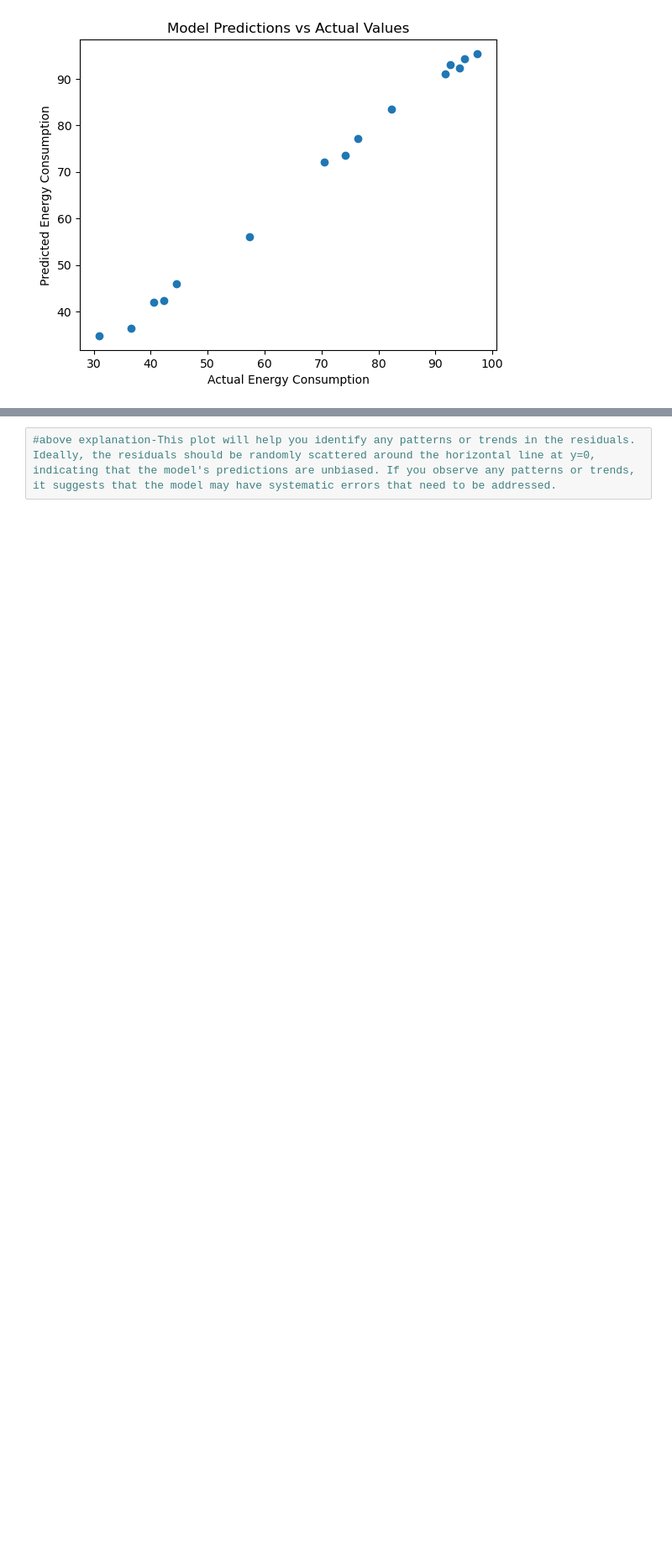
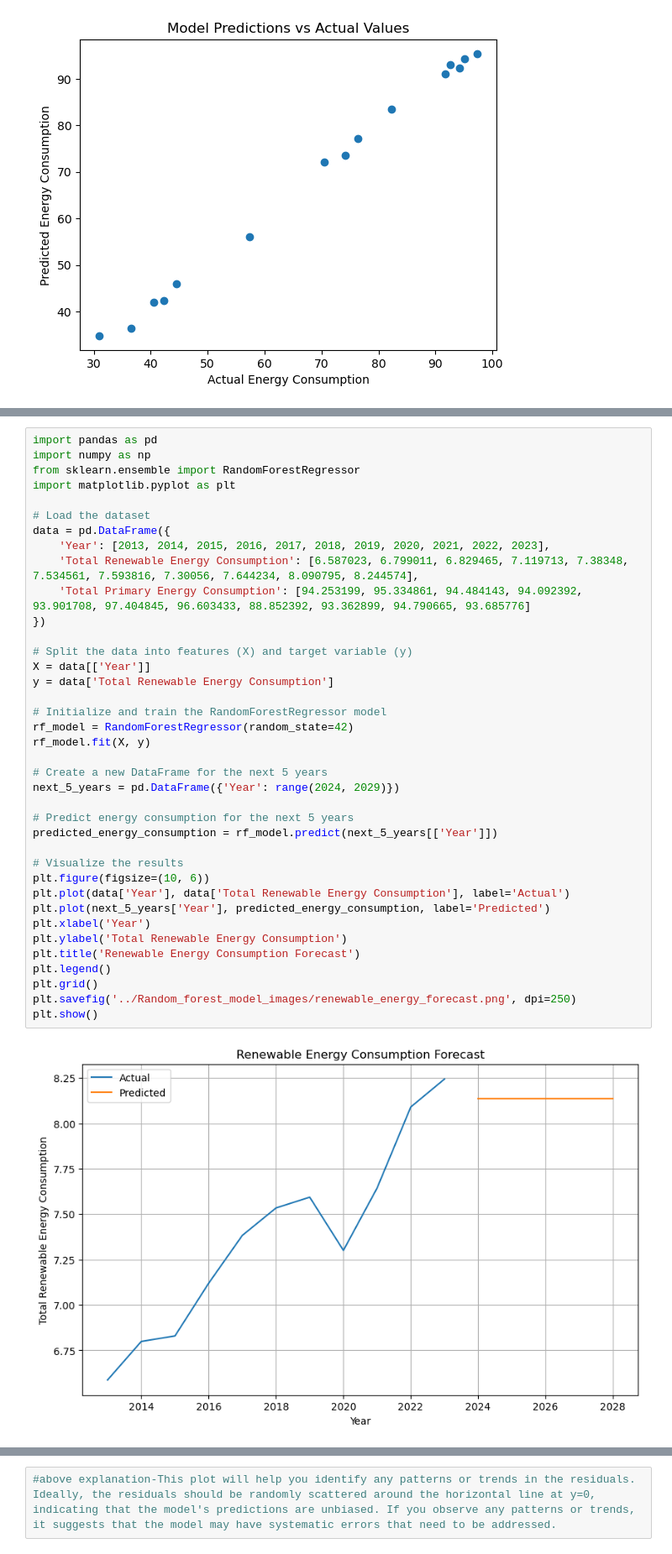
Before and after one commit to AmitaGarad/Machine-Learning-Climate-Change-vs-Energy-Consumption, a Jupyter notebook: Ds-Models/Random_Forest_Regression_model.ipynb, the cells around one changed output, grey strips where cells are left out. Shown: that part at 84% size. Cells and saved outputs as stored; diff of their text form; blank space fills up the shorter version.

```diff
--- a/Ds-Models/Random_Forest_Regression_model.ipynb
+++ b/Ds-Models/Random_Forest_Regression_model.ipynb
@@ -87,0 +126,40 @@ plt.show()
+# %%
+import pandas as pd
+import numpy as np
+from sklearn.ensemble import RandomForestRegressor
+import matplotlib.pyplot as plt
+
+# Load the dataset
+data = pd.DataFrame({
+    'Year': [2013, 2014, 2015, 2016, 2017, 2018, 2019, 2020, 2021, 2022, 2023],
+    'Total Renewable Energy Consumption': [6.587023, 6.799011, 6.829465, 7.119713, 7.38348, 7.534561, 7.593816, 7.30056, 7.644234, 8.090795, 8.244574],
+    'Total Primary Energy Consumption': [94.253199, 95.334861, 94.484143, 94.092392, 93.901708, 97.404845, 96.603433, 88.852392, 93.362899, 94.790665, 93.685776]
+})
+
+# Split the data into features (X) and target variable (y)
+X = data[['Year']]
+y = data['Total Renewable Energy Consumption']
+
+# Initialize and train the RandomForestRegressor model
+rf_model = RandomForestRegressor(random_state=42)
+rf_model.fit(X, y)
+
+# Create a new DataFrame for the next 5 years
+next_5_years = pd.DataFrame({'Year': range(2024, 2029)})
+
+# Predict energy consumption for the next 5 years
+predicted_energy_consumption = rf_model.predict(next_5_years[['Year']])
+
+# Visualize the results
+plt.figure(figsize=(10, 6))
+plt.plot(data['Year'], data['Total Renewable Energy Consumption'], label='Actual')
+plt.plot(next_5_years['Year'], predicted_energy_consumption, label='Predicted')
+plt.xlabel('Year')
+plt.ylabel('Total Renewable Energy Consumption')
+plt.title('Renewable Energy Consumption Forecast')
+plt.legend()
+plt.grid()
+plt.savefig('../Random_forest_model_images/renewable_energy_forecast.png', dpi=250)
+plt.show()
+# %% [output]
+[figure, added]
```
Also changed, not shown: parts of 3 cells of this notebook, 4 other files.
